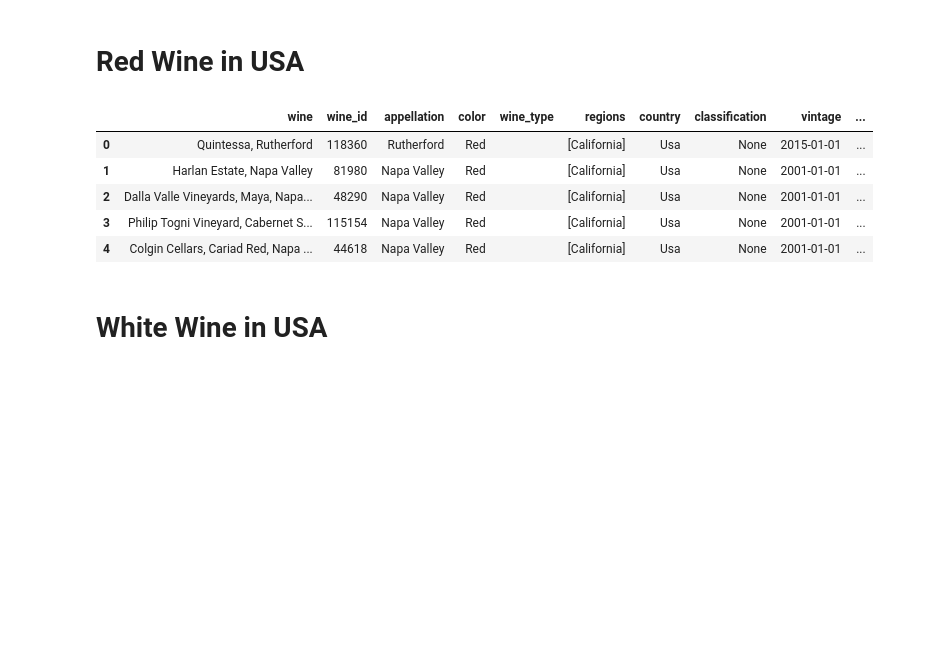
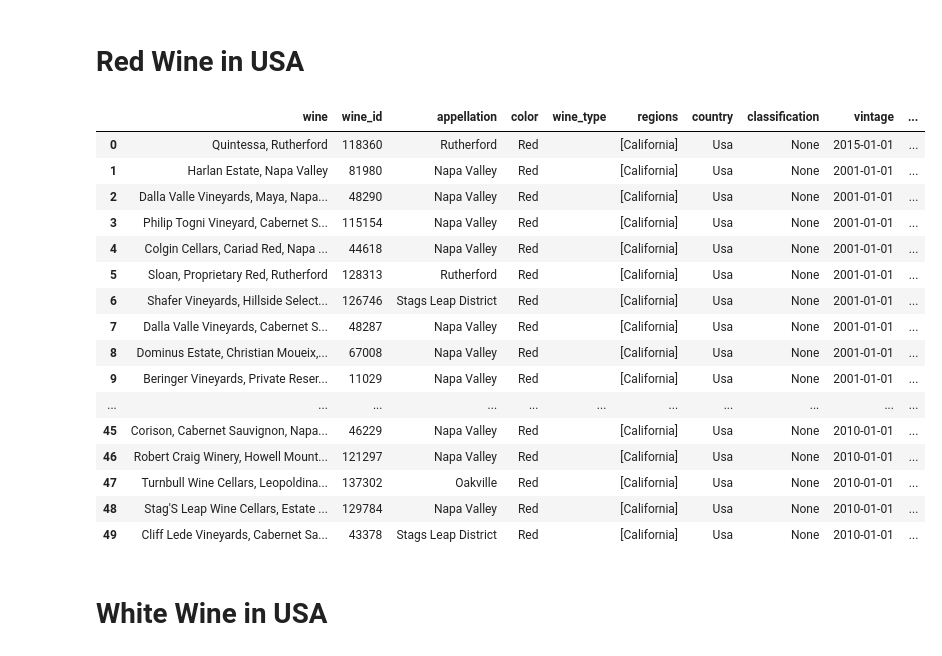
Before and after one commit to ndxn/Partners-in-Wine, a Jupyter notebook: Wine.ipynb, the cells around one changed output. Saved outputs shown, nothing was run; the diff lists cells and outputs as text; code cells hidden in the pictures; blank space fills up the shorter version.

```diff
--- a/Wine.ipynb
+++ b/Wine.ipynb
@@ -32,24 +32,35 @@ headers = {
 # %%
 req_red_USA = urllib.request.Request('https://api.globalwinescore.com/globalwinescores/latest/?color=red&limit=5000&country=Usa', data=None, headers=headers, origin_req_host=None, unverifiable=False, method=None)
 res_red_USA = urllib.request.urlopen(req_red_USA).read().decode()
 obj_red_USA = json.loads(res_red_USA)
 #read json into DF
 Red_USA_df = pd.DataFrame.from_dict(obj_red_USA['results'], orient='columns')
 # To delete the column without having to reassign df you can do:
 Red_USA_df.drop([ 'wine_slug', 'appellation_slug',  'date',  'lwin', 'lwin_11'],axis=1, inplace=True)
 #'wine_id','wine_type','classification',
 #Drop NA values
 # Red_USA_df = Red_USA_df.dropna()
 #convert vintage to date type
 Red_USA_df['vintage']= pd.to_datetime(Red_USA_df['vintage'])
-Red_USA_df.head()
+Red_USA_df.head(50)
 # %% [output]
 |  | wine | wine_id | appellation | color | wine_type | regions | country | classification | vintage | ... |
 | 0 | Quintessa, Rutherford | 118360 | Rutherford | Red |  | [California] | Usa | None | 2015-01-01 | ... |
 | 1 | Harlan Estate, Napa Valley | 81980 | Napa Valley | Red |  | [California] | Usa | None | 2001-01-01 | ... |
 | 2 | Dalla Valle Vineyards, Maya, Napa... | 48290 | Napa Valley | Red |  | [California] | Usa | None | 2001-01-01 | ... |
 | 3 | Philip Togni Vineyard, Cabernet S... | 115154 | Napa Valley | Red |  | [California] | Usa | None | 2001-01-01 | ... |
 | 4 | Colgin Cellars, Cariad Red, Napa ... | 44618 | Napa Valley | Red |  | [California] | Usa | None | 2001-01-01 | ... |
+| 5 | Sloan, Proprietary Red, Rutherford | 128313 | Rutherford | Red |  | [California] | Usa | None | 2001-01-01 | ... |
+| 6 | Shafer Vineyards, Hillside Select... | 126746 | Stags Leap District | Red |  | [California] | Usa | None | 2001-01-01 | ... |
+| 7 | Dalla Valle Vineyards, Cabernet S... | 48287 | Napa Valley | Red |  | [California] | Usa | None | 2001-01-01 | ... |
+| 8 | Dominus Estate, Christian Moueix,... | 67008 | Napa Valley | Red |  | [California] | Usa | None | 2001-01-01 | ... |
+| 9 | Beringer Vineyards, Private Reser... | 11029 | Napa Valley | Red |  | [California] | Usa | None | 2001-01-01 | ... |
+| ... | ... | ... | ... | ... | ... | ... | ... | ... | ... | ... |
+| 45 | Corison, Cabernet Sauvignon, Napa... | 46229 | Napa Valley | Red |  | [California] | Usa | None | 2010-01-01 | ... |
+| 46 | Robert Craig Winery, Howell Mount... | 121297 | Napa Valley | Red |  | [California] | Usa | None | 2010-01-01 | ... |
+| 47 | Turnbull Wine Cellars, Leopoldina... | 137302 | Oakville | Red |  | [California] | Usa | None | 2010-01-01 | ... |
+| 48 | Stag'S Leap Wine Cellars, Estate ... | 129784 | Napa Valley | Red |  | [California] | Usa | None | 2010-01-01 | ... |
+| 49 | Cliff Lede Vineyards, Cabernet Sa... | 43378 | Stags Leap District | Red |  | [California] | Usa | None | 2010-01-01 | ... |
 # %% [markdown]
 # White Wine in USA
 # %%
```
Also changed, not shown: parts of 13 cells of this notebook.
